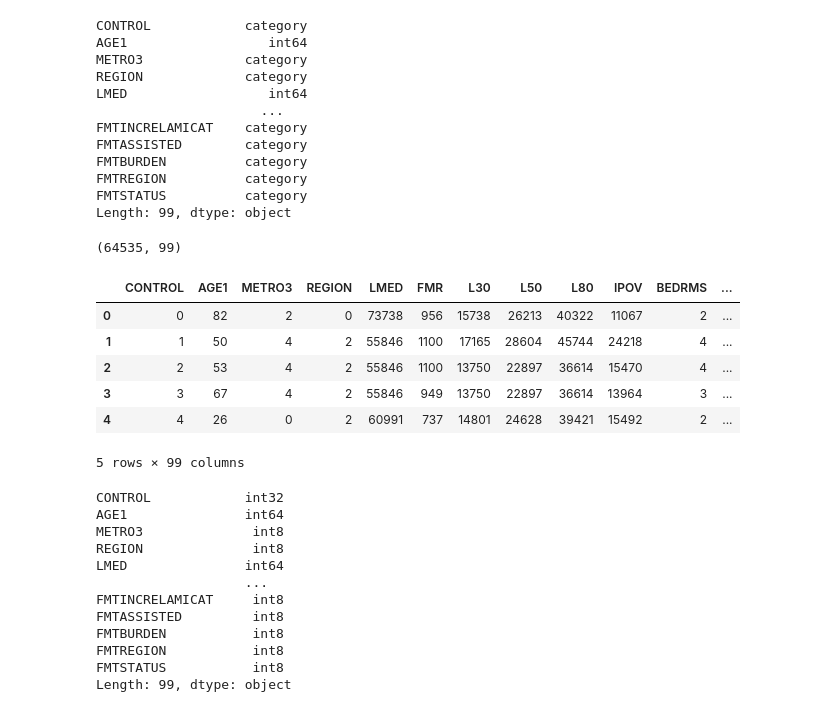
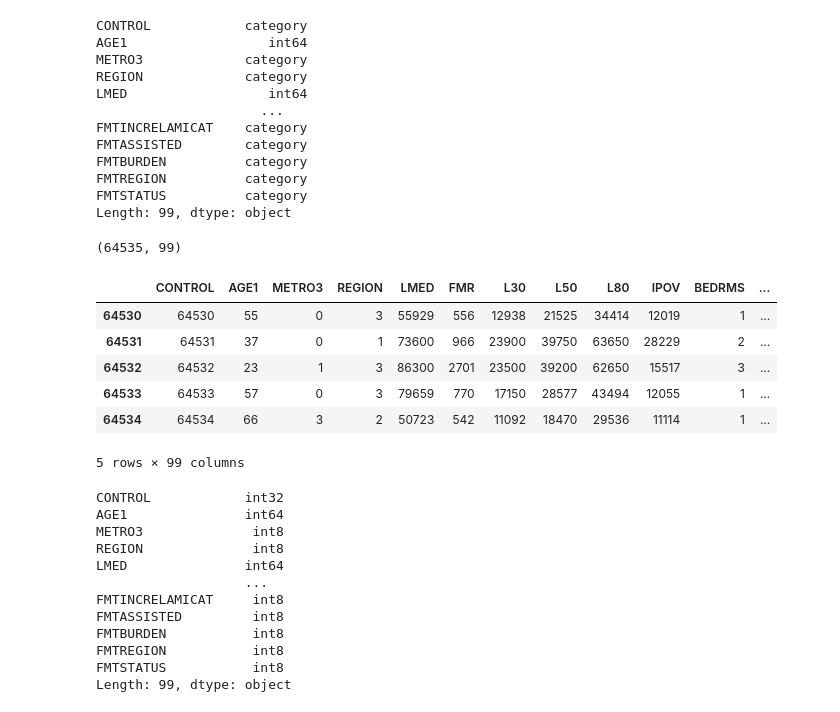
Before and after one commit to ChristianJJohnson/DS-Unit-1-Sprint-3-Linear-Algebra, a Jupyter notebook: module3-dimensionality-reduction/LS_DS_133_High_Dimensional_Data_Assignment.ipynb, the cells around one changed output. Drawn from its saved outputs; the diff is of its cells as text; code cells hidden in the pictures.

```diff
--- a/module3-dimensionality-reduction/LS_DS_133_High_Dimensional_Data_Assignment.ipynb
+++ b/module3-dimensionality-reduction/LS_DS_133_High_Dimensional_Data_Assignment.ipynb
@@ -404,18 +407,18 @@ Length: 99, dtype: object
 # %%
 # Replace all category cell values with their numeric category codes
 for col in cat_cols:
   national_processed[col] = national_processed[col].cat.codes
 
 print(national_processed.shape)
-national_processed.head()
+national_processed.tail(5)
 # %% [output]
 (64535, 99)
 |  | CONTROL | AGE1 | METRO3 | REGION | LMED | FMR | L30 | L50 | L80 | IPOV | BEDRMS | ... |
-| 0 | 0 | 82 | 2 | 0 | 73738 | 956 | 15738 | 26213 | 40322 | 11067 | 2 | ... |
-| 1 | 1 | 50 | 4 | 2 | 55846 | 1100 | 17165 | 28604 | 45744 | 24218 | 4 | ... |
-| 2 | 2 | 53 | 4 | 2 | 55846 | 1100 | 13750 | 22897 | 36614 | 15470 | 4 | ... |
-| 3 | 3 | 67 | 4 | 2 | 55846 | 949 | 13750 | 22897 | 36614 | 13964 | 3 | ... |
-| 4 | 4 | 26 | 0 | 2 | 60991 | 737 | 14801 | 24628 | 39421 | 15492 | 2 | ... |
+| 64530 | 64530 | 55 | 0 | 3 | 55929 | 556 | 12938 | 21525 | 34414 | 12019 | 1 | ... |
+| 64531 | 64531 | 37 | 0 | 1 | 73600 | 966 | 23900 | 39750 | 63650 | 28229 | 2 | ... |
+| 64532 | 64532 | 23 | 1 | 3 | 86300 | 2701 | 23500 | 39200 | 62650 | 15517 | 3 | ... |
+| 64533 | 64533 | 57 | 0 | 3 | 79659 | 770 | 17150 | 28577 | 43494 | 12055 | 1 | ... |
+| 64534 | 64534 | 66 | 3 | 2 | 50723 | 542 | 11092 | 18470 | 29536 | 11114 | 1 | ... |
 5 rows × 99 columns
 # %%
 # Now we only ahve numeric columns (ints and floats)
```
Also changed, not shown: parts of 17 cells of this notebook.
